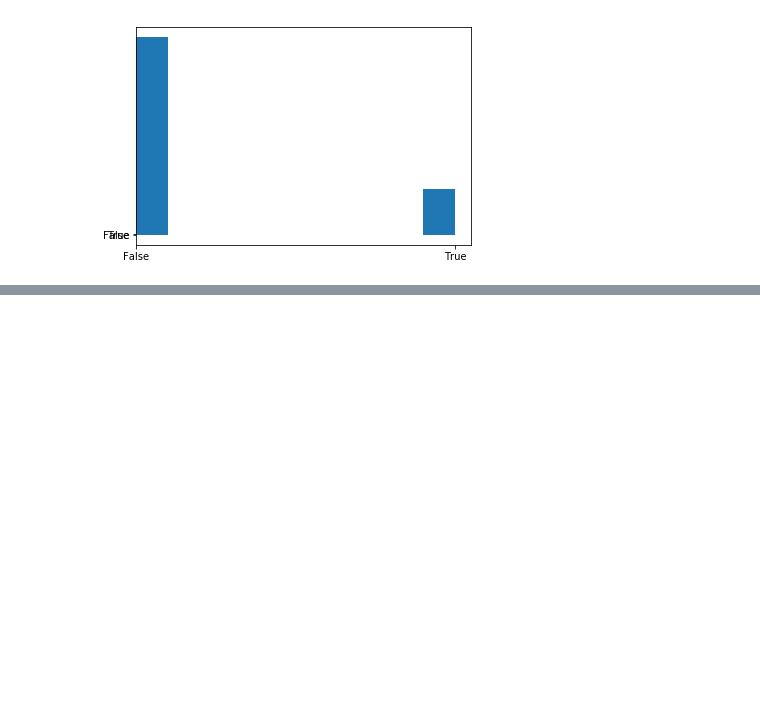
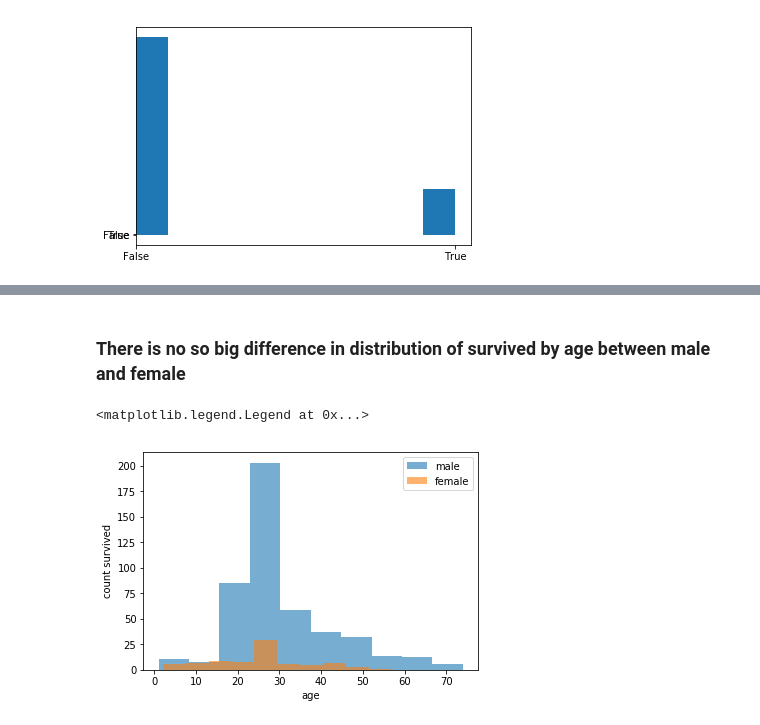
Before and after one commit to daodavid/titanic-exploration-data-science-project, a Jupyter notebook: projects-ds/Untitled1.ipynb, the cells around one changed output, grey strips where cells are left out. Saved outputs shown, nothing was run; the diff lists cells and outputs as text; code cells hidden in the pictures; blank space fills up the shorter version.

```diff
--- a/projects-ds/Untitled1.ipynb
+++ b/projects-ds/Untitled1.ipynb
@@ -177,0 +288,13 @@ Text(0.5, 1.0, 'women surviver')
+# %% [markdown]
+### There is no so big difference in distribution of survived by age between male and female
+# %%
+age_survide_male = df[(~df['Survived']) & (df['Sex']=='male')]['Age']
+age_survide_female = df[(~df['Survived']) & (df['Sex']=='female')]['Age']
+plt.hist(age_survide_male,alpha=0.6,label = 'male')
+plt.hist(age_survide_female,alpha=0.6,label = 'female')
+plt.xlabel('age')
+plt.ylabel('count survived')
+plt.legend()
+# %% [output]
+<matplotlib.legend.Legend at 0x...>
+[figure, added]
```
Also changed, not shown: parts of 86 cells of this notebook, 5 other files.
